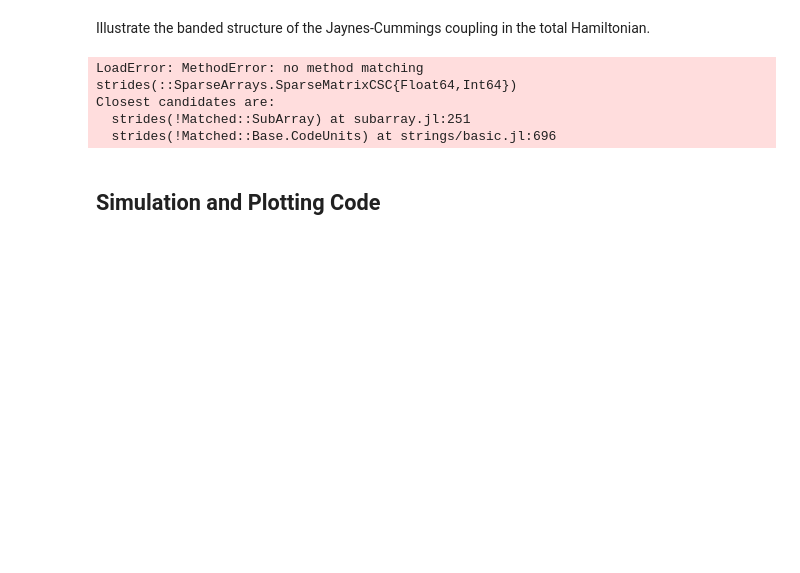
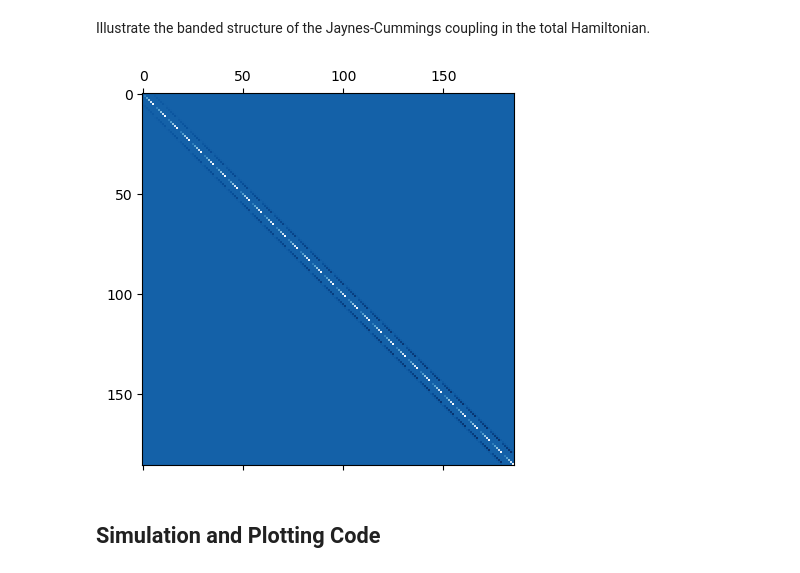
Before and after one commit to justindressel/QuantumBayesian.jl, a Jupyter notebook: notebooks/TransmonResonatorTest.ipynb, the cells around one changed output. Drawn from its saved outputs; the diff is of its cells as text; code cells hidden in the pictures; blank space fills up the shorter version.

```diff
--- a/notebooks/TransmonResonatorTest.ipynb
+++ b/notebooks/TransmonResonatorTest.ipynb
@@ -14,6 +18,7 @@ To benchmark performance for large qubit systems, we test the deterministic evol
 # %% [markdown]
 Define a joint system of a transmon (with 5 energy levels) and a resonator (with 30 energy levels).
 # %%
-q = osc(5, "Transmon");
-r = osc(30, "Resonator");
+q = FockBasis(5)
+r = FockBasis(30)
 s = q ⊗ r
+init = fockstate(q, 0) ⊗ fockstate(r, 0);
@@ -33 +31,6 @@ n = a' * a;
+# %%
+Iq = identityoperator(q)
+Ir = identityoperator(r)
+a = Iq ⊗ destroy(r);
+n = a' * a;
 # %% [markdown]
@@ -83,28 +86,25 @@ $$ L_r = \sqrt{\frac{\kappa}{2}}\,a$$
 # %%
 # Hamiltonian
 #  Qubit free evolution
-Hq = sum((k*(ωq - ωd) - k*(k+1)*η/2).*qel(k,k) for k in 0:(length(q)-1))
+Hq = sum((k*(ωq - ωd) - k*(k+1)*η/2)*qel(k,k) for k in 0:(length(q)-1))
 #  Resonator free evolution
-Hr = (ωr - ωd).* n
+Hr = (ωr - ωd) * n
 #  Microwave pump
-Hp = ɛ .* (a .+ a')
+Hp = ɛ * (a .+ a')
 #  Qubit-resonator interaction (Jaynes-Cummings-type interaction)
-Hint = sum((sqrt(k)*g).*(a * qel(k,k-1) + a' * qel(k-1,k)) for k in 1:(length(q)-1));
+Hint = sum((sqrt(k)*g)*(a * qel(k,k-1) + a' * qel(k-1,k)) for k in 1:(length(q)-1));
 #   Total Hamiltonian
 H = Hq + Hr + Hp + Hint;
 
 # Dissipative collapse operator (Lindblad Markovian decay)
-Lr = sqrt(κ/2).*a;
+Lr = sqrt(κ/2) * a;
 # %% [markdown]
 Illustrate the banded structure of the Jaynes-Cummings coupling in the total Hamiltonian.
 # %%
-matshow(real(H), cmap:Blues)
+matshow(real(H.data); cmap=:Blues)
 show()
 # %% [output]
-LoadError: MethodError: no method matching strides(::SparseArrays.SparseMatrixCSC{Float64,Int64})
-Closest candidates are:
-  strides(!Matched::SubArray) at subarray.jl:251
-  strides(!Matched::Base.CodeUnits) at strings/basic.jl:696
+[figure, added]
 # %% [markdown]
 ## Simulation and Plotting Code
 # %% [markdown]
```
Also changed, not shown: parts of 13 cells of this notebook, 11 other files.
